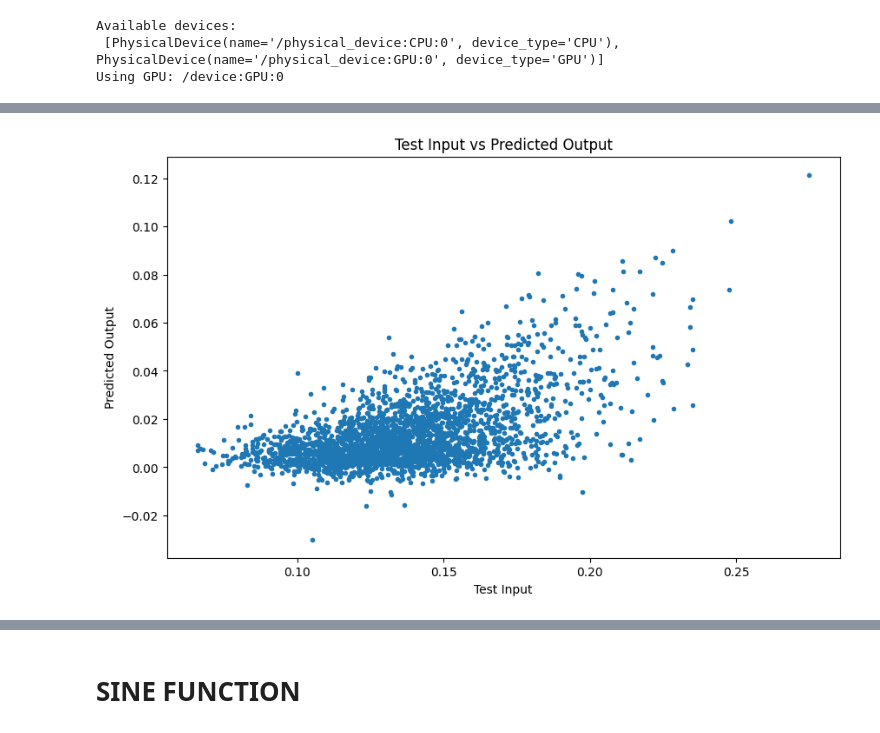
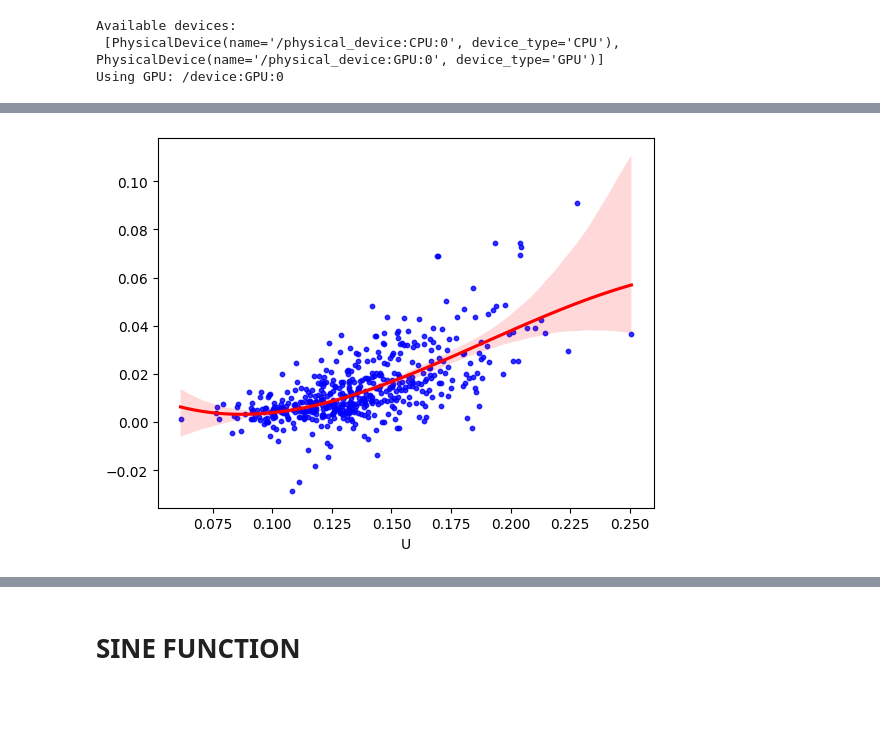
Before and after one commit to nbibrahim/The_Nurul_Network, a Jupyter notebook: train_test/WORKING_NN_FF.ipynb, the cells around one changed output, grey strips where cells are left out. Cells and saved outputs as stored; diff of their text form; code cells hidden in the pictures; blank space fills up the shorter version.

```diff
--- a/train_test/WORKING_NN_FF.ipynb
+++ b/train_test/WORKING_NN_FF.ipynb
@@ -215,13 +182,12 @@ plt.plot(X_test.iloc[:, 11], predictions1, '.', label='Predictions')
-# %%
-plt.figure(figsize=(10, 6))
-#plt.plot(test_input[sorted_indices], predictions[sorted_indices])
-plt.plot(pd.DataFrame(X_test).iloc[:,0], predictions, '.')
-plt.xlabel('Test Input')
-plt.ylabel('Predicted Output')
-plt.title('Test Input vs Predicted Output')
-plt.show()
-# %% [output]
-[figure, removed]
+# %%
+import seaborn as sns
+
+# Plot the scatter plot with a regression line
+sns.regplot(x=pd.DataFrame(X_test).iloc[:,0], y=predictions, scatter_kws={"color": "blue", 's': 10}, line_kws={"color": "red"}, order=3)
+
+plt.show()
+# %% [output]
+[figure, added]
 # %%
 with open("./variables.pickle", "rb") as f:
     R_space, U_space = pickle.load(f)
```
Also changed, not shown: parts of 18 cells of this notebook, 4 other files.
